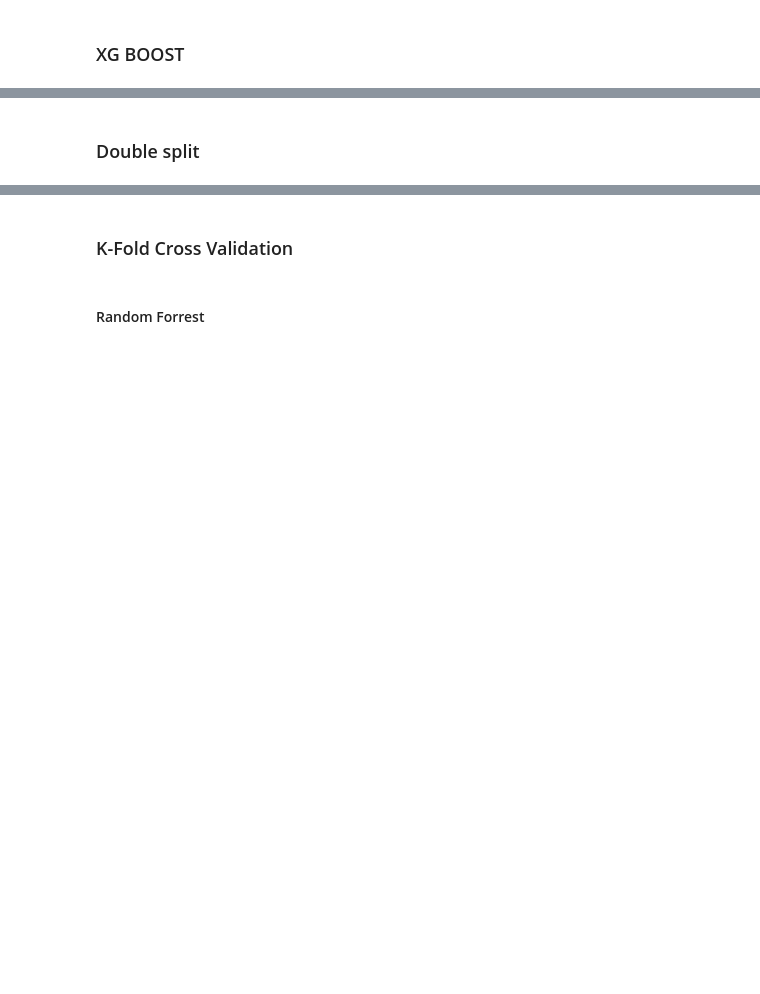
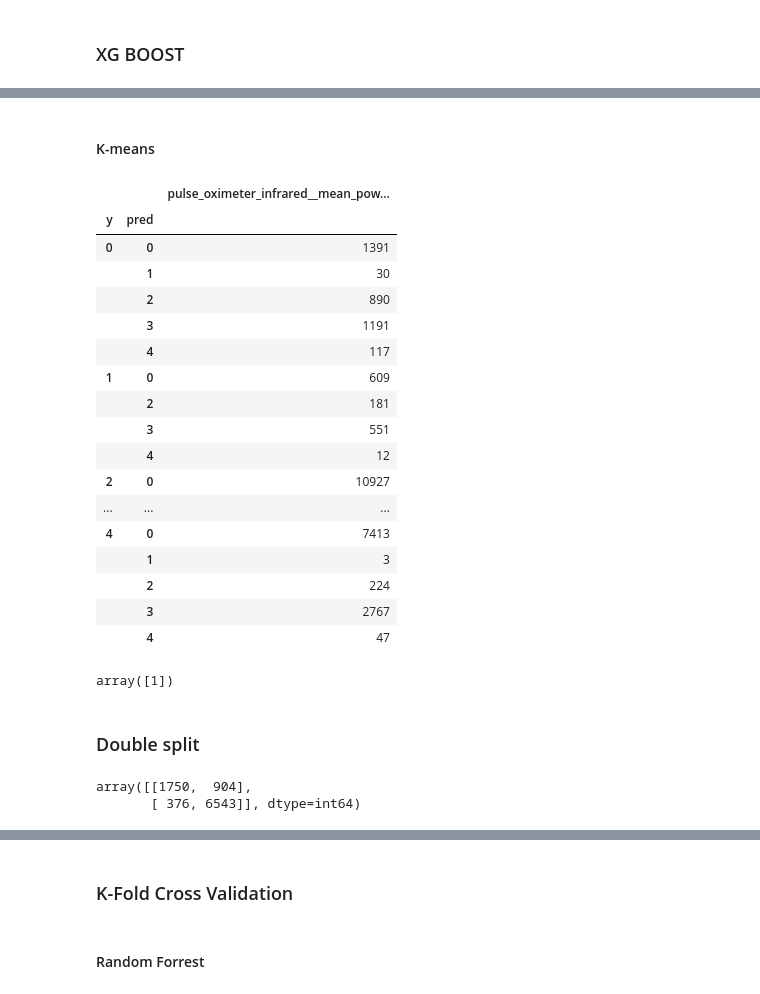
Before and after one commit to lajouanie/Machine_Learning_Kaggle_Dreem, a Jupyter notebook: ML Challenge.ipynb, the cells around one changed output, grey strips where cells are left out. Cells and saved outputs as stored; diff of their text form; code cells hidden in the pictures; blank space fills up the shorter version.

```diff
--- a/ML Challenge.ipynb
+++ b/ML Challenge.ipynb
@@ -447,3 +426,5 @@ Features_train
+# %%
+Features_train = Features_train.iloc[:,1:]
 # %%
 from sklearn.model_selection import train_test_split
 X_train, X_test, y_train, y_test = train_test_split(Features_train.values, y, test_size = 0.25, random_state = 0)
@@ -489,2 +493,41 @@ classifier.score(X_test,y_test)
+# %% [markdown]
+#### K-means
+# %%
+from sklearn.cluster import KMeans
+X=Features_train.values
+from sklearn.preprocessing import StandardScaler
+sc=StandardScaler()
+X=sc.fit_transform(X)
+cluster = KMeans(n_clusters=5, init='k-means++', max_iter=100)
+y_pred=cluster.fit_predict(X,y)
+Features_train['y'] = y
+Features_train['pred'] = y_pred
+# %%
+Clust_comp = Features_train.iloc[:,-3:].groupby(['y','pred']).count
+# %%
+Clust_comp()
+# %% [output]
+|  |  | pulse_oximeter_infrared__mean_pow... |
+| y | pred |  |
+| 0 | 0 | 1391 |
+|  | 1 | 30 |
+|  | 2 | 890 |
+|  | 3 | 1191 |
+|  | 4 | 117 |
+| 1 | 0 | 609 |
+|  | 2 | 181 |
+|  | 3 | 551 |
+|  | 4 | 12 |
+| 2 | 0 | 10927 |
+| ... | ... | ... |
+| 4 | 0 | 7413 |
+|  | 1 | 3 |
+|  | 2 | 224 |
+|  | 3 | 2767 |
+|  | 4 | 47 |
+# %%
+y_pred[y_pred==1]
+# %% [output]
+array([1])
 # %% [markdown]
 ### Double split
@@ -490,0 +544,19 @@ classifier.score(X_test,y_test)
+# %%
+from sklearn.model_selection import train_test_split
+X_train, X_test, y_train, y_test = train_test_split(Features_train.values, y_doub, test_size = 0.25, random_state = 0)
+from sklearn.preprocessing import StandardScaler
+sc=StandardScaler()
+X_train=sc.fit_transform(X_train)
+X_test=sc.transform(X_test)
+
+from sklearn.ensemble import RandomForestClassifier
+model = RandomForestClassifier(n_estimators=100,n_jobs=-1)
+model.fit(X_train,y_train)
+y_pred = model.predict(X_test)
+
+from sklearn.metrics import confusion_matrix
+cm = confusion_matrix(y_test, y_pred)
+cm
+# %% [output]
+array([[1750,  904],
+       [ 376, 6543]], dtype=int64)
```
Also changed, not shown: parts of 43 cells of this notebook.
